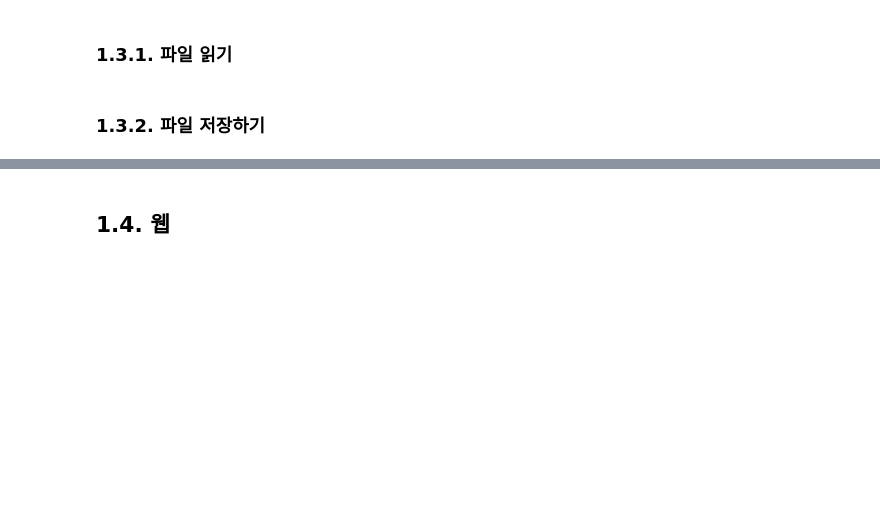
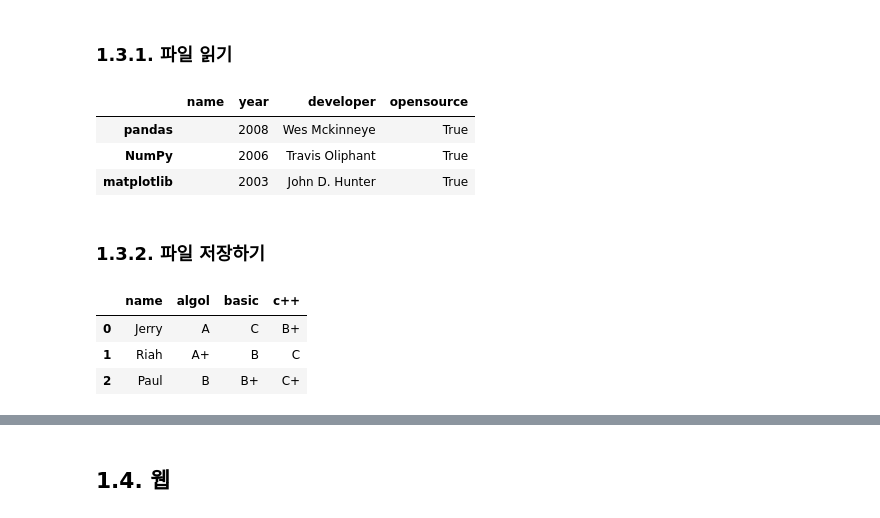
Before and after one commit to LeeSeungwon89/Pandas_Theory, a Jupyter notebook: 3. 데이터 입출력.ipynb, the cells around one changed output, grey strips where cells are left out. Cells and saved outputs as stored; diff of their text form; code cells hidden in the pictures; blank space fills up the shorter version.

```diff
--- a/3. 데이터 입출력.ipynb
+++ b/3. 데이터 입출력.ipynb
@@ -171,5 +197,26 @@ df_excel.to_excel('/content/gdrive/MyDrive/Python_for_Data_Analytics_Science/to_
 ## **1.3. JSON**
 # %% [markdown]
 ### **1.3.1. 파일 읽기**
+# %%
+file_path = '/content/gdrive/MyDrive/Python_for_Data_Analytics_Science/5674-833_4th/part2/read_json_sample.json'
+df_json = pd.read_json(file_path)
+df_json
+# %% [output]
+|  | name | year | developer | opensource |
+| pandas |  | 2008 | Wes Mckinneye | True |
+| NumPy |  | 2006 | Travis Oliphant | True |
+| matplotlib |  | 2003 | John D. Hunter | True |
 # %% [markdown]
 ### **1.3.2. 파일 저장하기**
+# %%
+json_data = {'name': ['Jerry', 'Riah', 'Paul'],
+            'algol': ['A', 'A+', 'B'],
+            'basic': ['C', 'B', 'B+'],
+            'c++': ['B+', 'C', 'C+']}
+df_json = pd.DataFrame(json_data)
+df_json
+# %% [output]
+|  | name | algol | basic | c++ |
+| 0 | Jerry | A | C | B+ |
+| 1 | Riah | A+ | B | C |
+| 2 | Paul | B | B+ | C+ |
```
Also changed, not shown: parts of 7 cells of this notebook.
